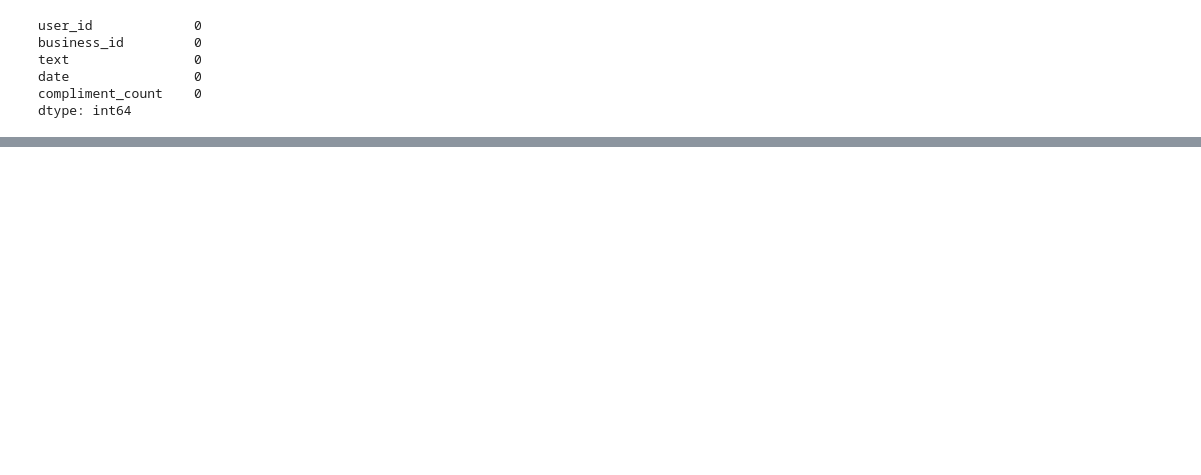
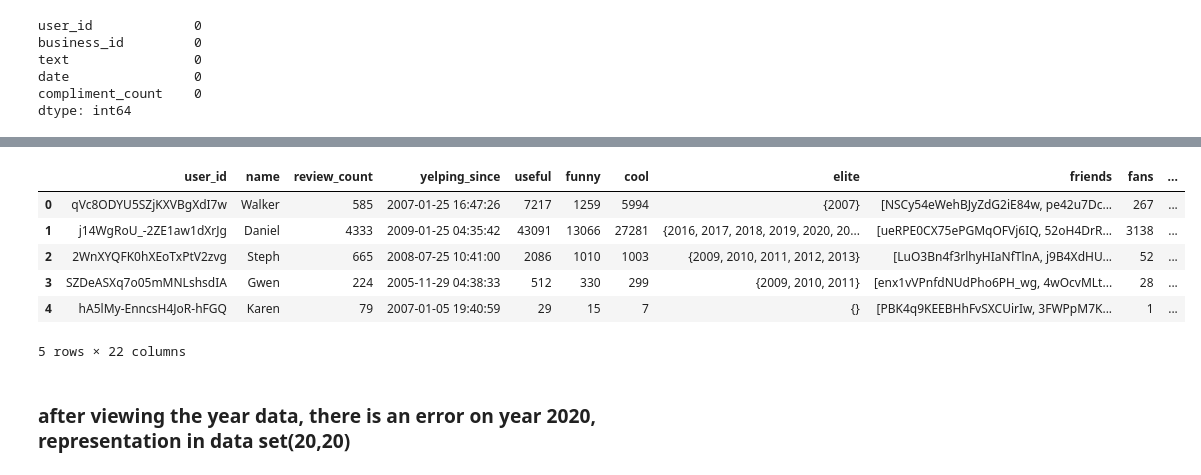
Before and after one commit to Dyouvrean/Yelp-Business-Analysis, a Jupyter notebook: Script.ipynb, the cells around one changed output, grey strips where cells are left out. Saved outputs shown, nothing was run; the diff lists cells and outputs as text; code cells hidden in the pictures; blank space fills up the shorter version.

Commit message:
all data reformat done

```diff
--- a/Script.ipynb
+++ b/Script.ipynb
@@ -155,0 +167,10 @@ dtype: int64
+# %%
+df_users.head()
+# %% [output]
+|  | user_id | name | review_count | yelping_since | useful | funny | cool | elite | friends | fans | ... |
+| 0 | qVc8ODYU5SZjKXVBgXdI7w | Walker | 585 | 2007-01-25 16:47:26 | 7217 | 1259 | 5994 | {2007} | [NSCy54eWehBJyZdG2iE84w, pe42u7Dc... | 267 | ... |
+| 1 | j14WgRoU_-2ZE1aw1dXrJg | Daniel | 4333 | 2009-01-25 04:35:42 | 43091 | 13066 | 27281 | {2016, 2017, 2018, 2019, 2020, 20... | [ueRPE0CX75ePGMqOFVj6IQ, 52oH4DrR... | 3138 | ... |
+| 2 | 2WnXYQFK0hXEoTxPtV2zvg | Steph | 665 | 2008-07-25 10:41:00 | 2086 | 1010 | 1003 | {2009, 2010, 2011, 2012, 2013} | [LuO3Bn4f3rlhyHIaNfTlnA, j9B4XdHU... | 52 | ... |
+| 3 | SZDeASXq7o05mMNLshsdIA | Gwen | 224 | 2005-11-29 04:38:33 | 512 | 330 | 299 | {2009, 2010, 2011} | [enx1vVPnfdNUdPho6PH_wg, 4wOcvMLt... | 28 | ... |
+| 4 | hA5lMy-EnncsH4JoR-hFGQ | Karen | 79 | 2007-01-05 19:40:59 | 29 | 15 | 7 | {} | [PBK4q9KEEBHhFvSXCUirIw, 3FWPpM7K... | 1 | ... |
+5 rows × 22 columns
@@ -155,0 +181,2 @@ dtype: int64
+# %% [markdown]
+### after viewing the year data, there is an error on year 2020, representation in data set(20,20)
```
Also changed, not shown: parts of 20 cells of this notebook.
